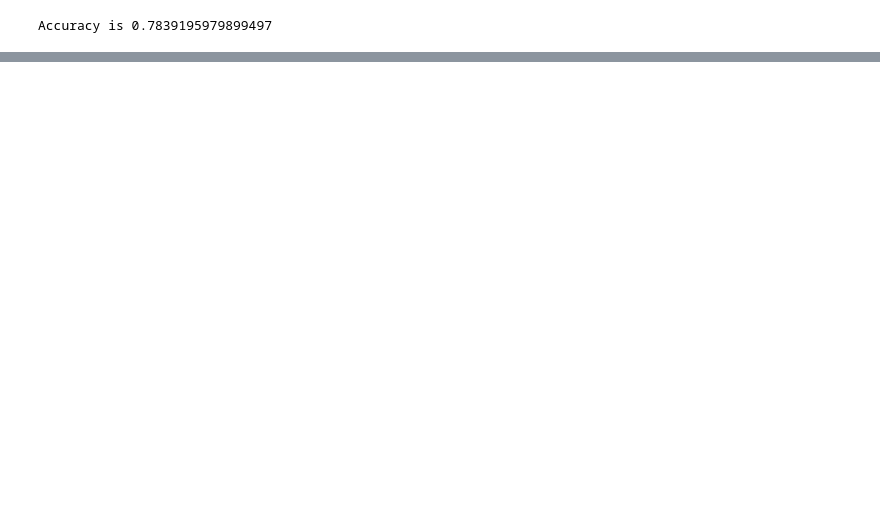
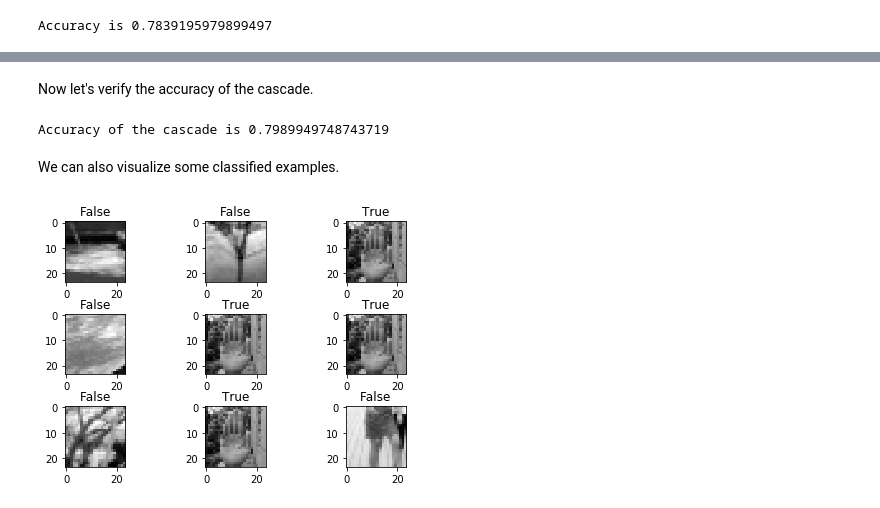
Before and after one commit to Bill2462/Viola-Jones, a Jupyter notebook: Hand-detection-Viola-Jones.ipynb, the cells around one changed output, grey strips where cells are left out. Drawn from its saved outputs; the diff is of its cells as text; code cells hidden in the pictures; blank space fills up the shorter version.

```diff
--- a/Hand-detection-Viola-Jones.ipynb
+++ b/Hand-detection-Viola-Jones.ipynb
@@ -910,0 +978,14 @@ Accuracy is 0.7839195979899497
+# %%
+#layerSizes = [1, 10, 25, 25, 50]
+layerSizes = [2, 2, 2, 2, 5]
+strongClassifiers = []
+for size in layerSizes:
+    print("########## Training classifier layer with " + str(size) + " features ##########")
+    classifiers, classifierWeights, featuresSet = adaBoost(trainingDataset, weights, features, size)
+    strongClassifier = StrongClassifier(classifiers, classifierWeights)
+    accuracy = testAccuracy(testDataset, strongClassifier)
+    print("Accuracy = " + str(accuracy))
+    strongClassifiers.append(strongClassifier)
+
+#build cascade
+cascade = Cascade(strongClassifiers)
@@ -910,0 +1010,54 @@ Accuracy is 0.7839195979899497
+# %% [markdown]
+Now let's verify the accuracy of the cascade.
+# %%
+print("Accuracy of the cascade is " + str(testAccuracy(testDataset, cascade)))
+# %% [output]
+Accuracy of the cascade is 0.7989949748743719
+# %% [markdown]
+We can also visualize some classified examples.
+# %%
+negativeSamples = negative_test[:5]
+positiveSamples = positive_test[:4]
+
+demoSamples = negativeSamples + positiveSamples
+random.shuffle(demoSamples)
+
+#classify 9 images from the test dataset
+results = []
+images = []
+for sample in demoSamples:
+    results.append(cascade.classify(cv2.integral(sample), 0, 0))
+    images.append(sample)
+
+fig,a =  plt.subplots(3,3)
+fig.tight_layout()
+a[0][0].imshow(images[0], cmap='gray')
+a[0][0].set_title(str(results[0]))
+
+a[0][1].imshow(images[1], cmap='gray')
+a[0][1].set_title(str(results[1]))
+
+a[0][2].imshow(images[2], cmap='gray')
+a[0][2].set_title(str(results[2]))
+
+a[1][0].imshow(images[3], cmap='gray')
+a[1][0].set_title(str(results[3]))
+
+a[1][1].imshow(images[4], cmap='gray')
+a[1][1].set_title(str(results[4]))
+
+a[1][2].imshow(images[5], cmap='gray')
+a[1][2].set_title(str(results[5]))
+
+a[2][0].imshow(images[6], cmap='gray')
+a[2][0].set_title(str(results[6]))
+
+a[2][1].imshow(images[7], cmap='gray')
+a[2][1].set_title(str(results[7]))
+
+a[2][2].imshow(images[8], cmap='gray')
+a[2][2].set_title(str(results[8]))
+
+plt.show()
+# %% [output]
+[figure, added]
```
Also changed, not shown: parts of 12 cells of this notebook, 1 other file.
